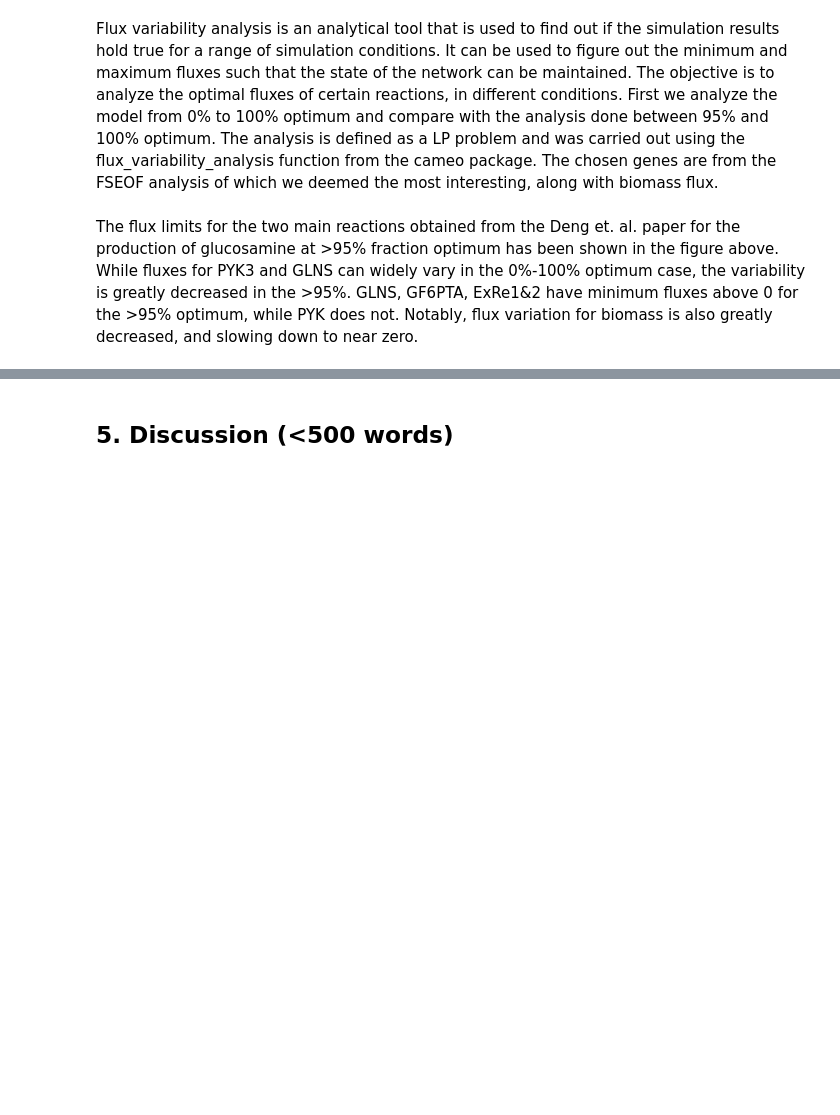
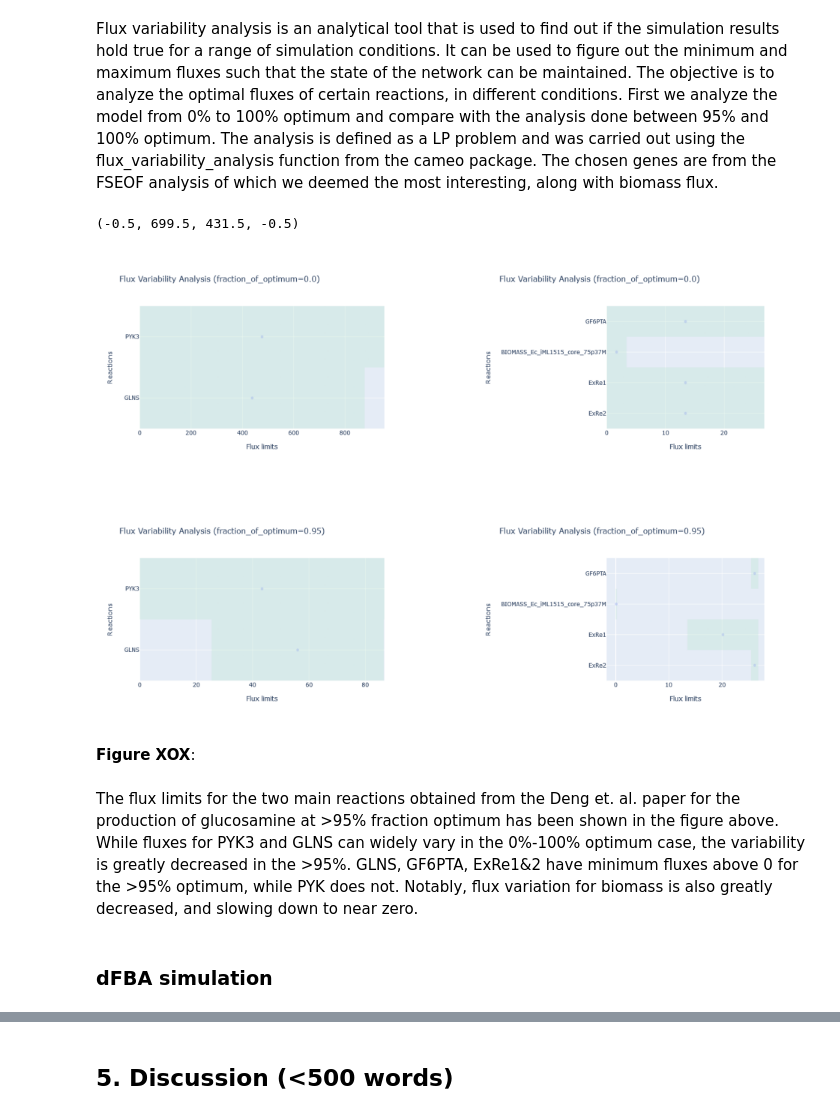
Before and after one commit to 27410/27410-group-assigment-group-13-glucosamine-in-e-coli, a Jupyter notebook: Report.ipynb, the cells around one changed output, grey strips where cells are left out. Saved outputs shown, nothing was run; the diff lists cells and outputs as text; code cells hidden in the pictures; blank space fills up the shorter version.

```diff
--- a/Report.ipynb
+++ b/Report.ipynb
@@ -412,5 +412,31 @@ plt.show()
 ### FVA
 # %% [markdown]
 Flux variability analysis is an analytical tool that is used to find out if the simulation results hold true for a range of simulation conditions. It can be used to figure out the minimum and maximum fluxes such that the state of the network can be maintained. The objective is to analyze the optimal fluxes of certain reactions, in different conditions. First we analyze the model from 0% to 100% optimum and compare with the analysis done between 95% and 100% optimum. The analysis is defined as a LP problem and was carried out using the flux_variability_analysis function from the cameo package. The chosen genes are from the FSEOF analysis of which we deemed the most interesting, along with biomass flux.
+# %%
+import matplotlib.image as mpimg
+fig, axes = plt.subplots(2, 2, figsize=(12, 8))
+
+img1 = mpimg.imread('FVA1.png')
+axes[0,0].imshow(img1, aspect='auto')
+axes[0,0].axis('off')
+
+img2 = mpimg.imread('FVA2.png')
+axes[0,1].imshow(img2, aspect='auto')
+axes[0,1].axis('off')
+
+img3 = mpimg.imread('FVA3.png')
+axes[1,0].imshow(img3, aspect='auto')
+axes[1,0].axis('off')
+
+img4 = mpimg.imread('FVA4.png')
+axes[1,1].imshow(img4, aspect='auto')
+axes[1,1].axis('off')
+# %% [output]
+(-0.5, 699.5, 431.5, -0.5)
+[figure, added]
+# %% [markdown]
+**Figure XOX**:
 # %% [markdown]
 The flux limits for the two main reactions obtained from the Deng et. al. paper for the production of glucosamine at >95% fraction optimum has been shown in the figure above. While fluxes for PYK3 and GLNS can widely vary in the 0%-100% optimum case, the variability is greatly decreased in the >95%. GLNS, GF6PTA, ExRe1&2 have minimum fluxes above 0 for the >95% optimum, while PYK does not. Notably, flux variation for biomass is also greatly decreased, and slowing down to near zero.
+# %% [markdown]
+### dFBA simulation
```
Also changed, not shown: parts of 2 cells of this notebook.
